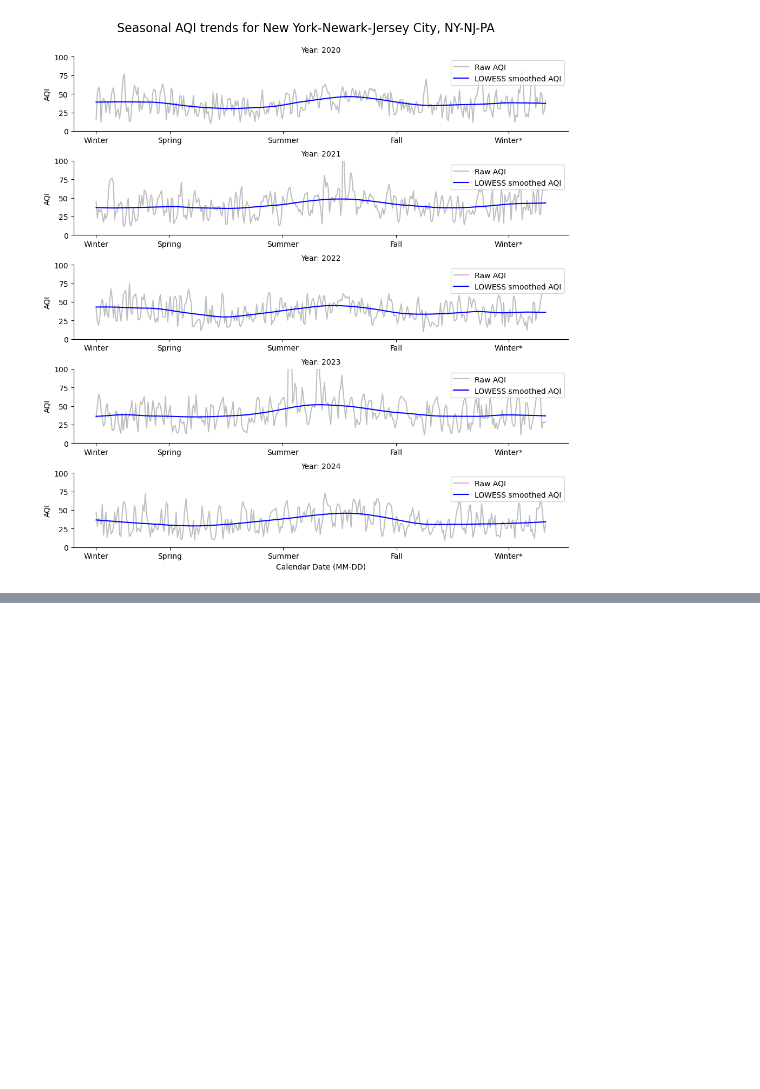
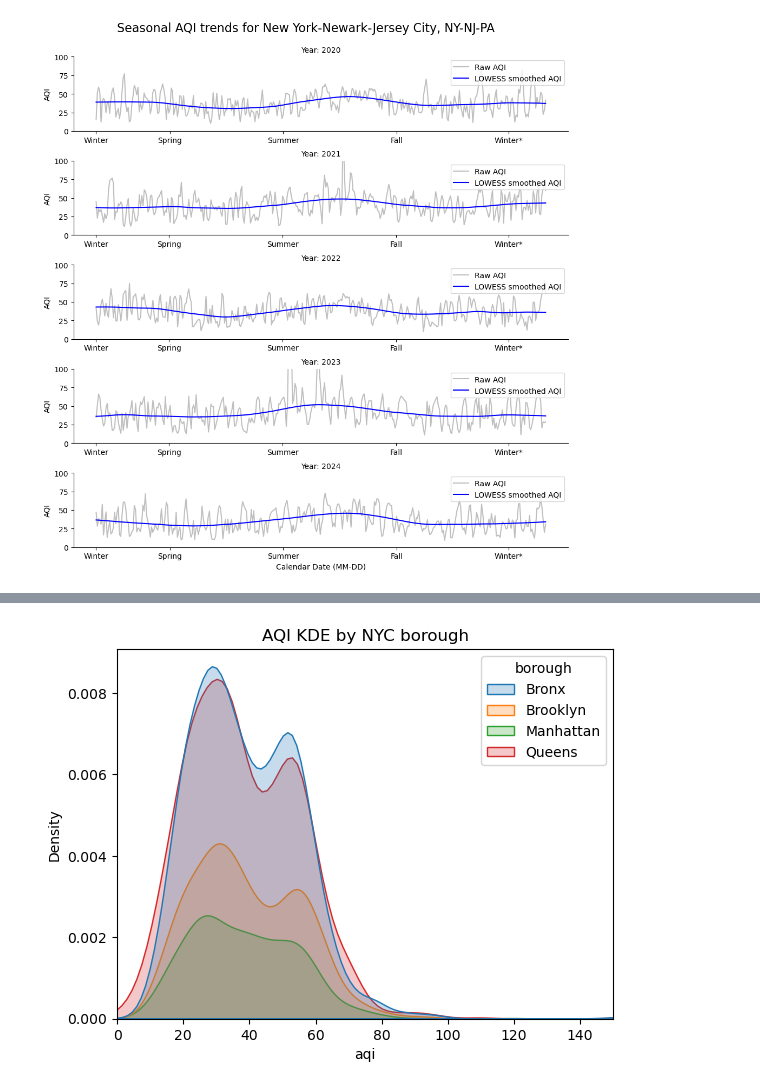
Before and after one commit to iherman10/aqi_geo_experiments, a Jupyter notebook: analysis.ipynb, the cells around one changed output, grey strips where cells are left out. Saved outputs shown, nothing was run; the diff lists cells and outputs as text; code cells hidden in the pictures; blank space fills up the shorter version.

```diff
--- a/analysis.ipynb
+++ b/analysis.ipynb
@@ -958,0 +960,13 @@ plot_seasonal_aqi(lowess_cbsa[0])
+# %%
+# Create copy of data for eda
+
+eda_daily_pm25_ny = final_daily_pm25_ny.copy()
+# %%
+# KDE of AQI by borough
+
+sns.kdeplot(data=eda_daily_pm25_ny, x='aqi', hue='borough', fill=True)
+plt.title('AQI KDE by NYC borough')
+plt.xlim(0, 150)
+plt.show()
+# %% [output]
+[figure, added]
```
Also changed, not shown: parts of 8 cells of this notebook.
